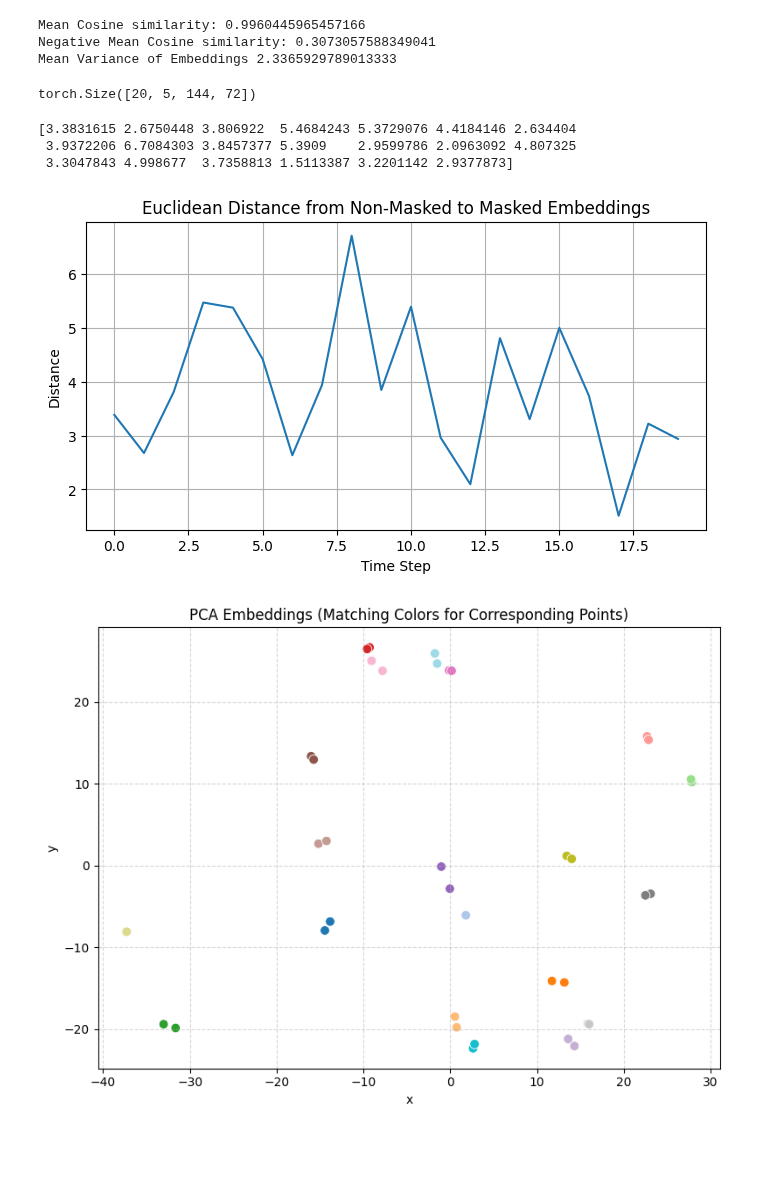
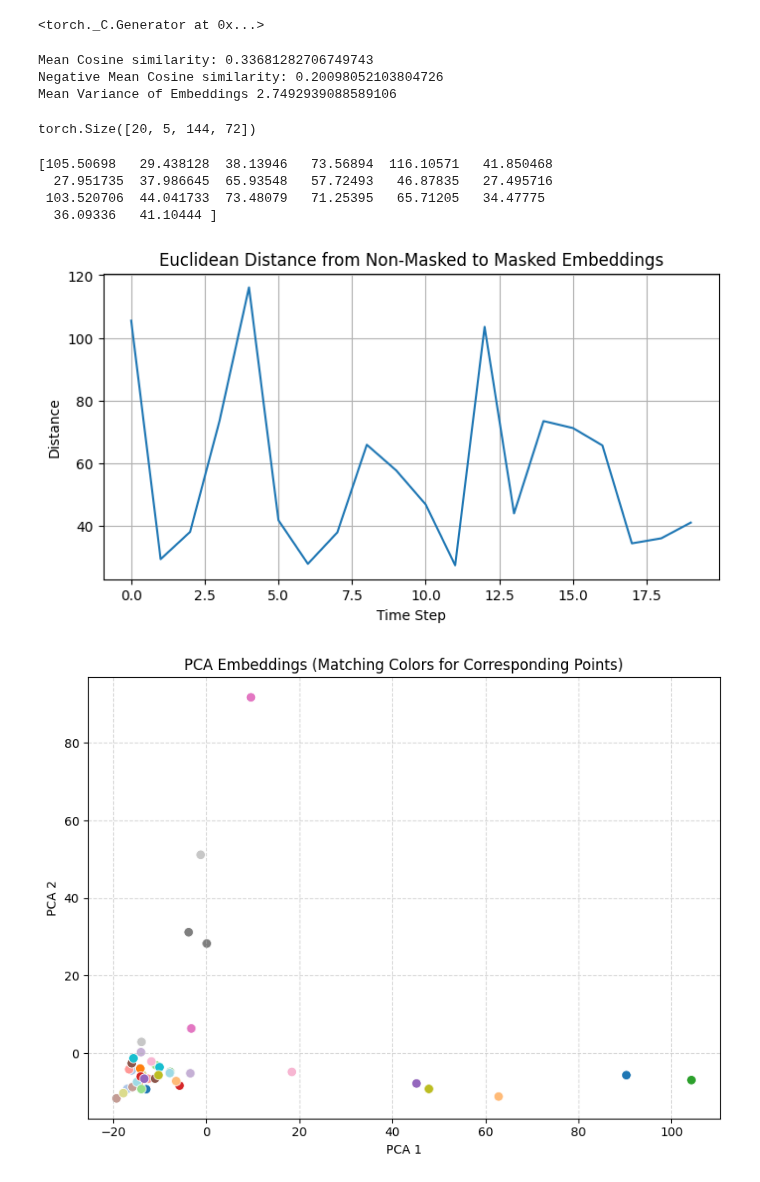
Before and after one commit to nathanwbailey/msc_project, a Jupyter notebook: part_2_decoder/barlow_twins_decoder/visual.ipynb, the cells around one changed output. Drawn from its saved outputs; the diff is of its cells as text; code cells hidden in the pictures; blank space fills up the shorter version.

Commit message:
Update Visual Files

```diff
--- a/part_2_decoder/barlow_twins_decoder/visual.ipynb
+++ b/part_2_decoder/barlow_twins_decoder/visual.ipynb
@@ -19,7 +20,20 @@ from augment_functions import (
 from sklearn.metrics.pairwise import pairwise_distances
 # %%
 DEVICE = torch.device("cuda:0" if torch.cuda.is_available() else "cpu")
+torch.manual_seed(42)
+random.seed(42)
+g = torch.Generator()
+g.manual_seed(42)
+# %% [output]
+<torch._C.Generator at 0x...>
 # %%
+def random_mask(sample, mask_prob=0.7):
+    random_tensor = torch.rand(sample.shape, device=sample.device)
+    mask = (random_tensor > mask_prob).float()
+    masked_image = sample * mask
+    return masked_image
+
+
 class WeatherBenchDataset(Dataset):
     def __init__(self, data, mask_prob=0.7):
         self.data = data
@@ -40,11 +54,11 @@ class WeatherBenchDataset(Dataset):
         return x_orig, x, masked_x, y, X, X_prime
 # %%
 model = torch.load(
-    "barlow_twins.pth", weights_only=False, map_location=DEVICE
+    "barlow_decoder_fine_tuned.pth", weights_only=False, map_location=DEVICE
 )
-model.train()
+model.eval()
 
-model = model.encoder
+model = model.model.encoder
 
 BATCH_SIZE = 20
 data = torch.load("/vol/bitbucket/nb324/ERA5_64x32_daily_850.pt")
@@ -64,7 +78,9 @@ trainloader = DataLoader(train_dataset, batch_size=BATCH_SIZE, shuffle=False)
 
 test_data = (test_data - mean) / std
 test_dataset = WeatherBenchDataset(data=test_data, mask_prob=0.7)
-testloader = DataLoader(test_dataset, batch_size=BATCH_SIZE, shuffle=True)
+testloader = DataLoader(
+    test_dataset, batch_size=BATCH_SIZE, shuffle=True, generator=g
+)
 # %%
 def negative_cosine_sim_matrix(embeddings):
     z = F.normalize(embeddings, dim=1)
@@ -106,9 +122,9 @@ print("Mean Cosine similarity:", cos_sim)
 print("Negative Mean Cosine similarity:", rand_cos_sim)
 print("Mean Variance of Embeddings", mean_var)
 # %% [output]
-Mean Cosine similarity: 0.9960445965457166
-Negative Mean Cosine similarity: 0.3073057588349041
-Mean Variance of Embeddings 2.3365929789013333
+Mean Cosine similarity: 0.33681282706749743
+Negative Mean Cosine similarity: 0.20098052103804726
+Mean Variance of Embeddings 2.7492939088589106
 # %%
 # Grab a random batch
 batch = list(testloader)[0]
@@ -140,10 +156,11 @@ plt.ylabel("Distance")
 plt.grid(True)
 plt.show()
 # %% [output]
-[3.3831615 2.6750448 3.806922  5.4684243 5.3729076 4.4184146 2.634404
- 3.9372206 6.7084303 3.8457377 5.3909    2.9599786 2.0963092 4.807325
- 3.3047843 4.998677  3.7358813 1.5113387 3.2201142 2.9377873]
+[105.50698   29.438128  38.13946   73.56894  116.10571   41.850468
+  27.951735  37.986645  65.93548   57.72493   46.87835   27.495716
+ 103.520706  44.041733  73.48079   71.25395   65.71205   34.47775
+  36.09336   41.10444 ]
-[figure, old version]
+[figure, new version]
 # %%
 embeddings_x = embeddings_x.cpu().numpy()
 embeddings_masked_x = embeddings_masked_x.cpu().numpy()
@@ -159,23 +176,23 @@ x_prime_proj = combined_proj[len(embeddings_x) :]
 
 df = pd.DataFrame(
     {
-        "x": np.concatenate([x_proj[:, 0], x_prime_proj[:, 0]]),
-        "y": np.concatenate([x_proj[:, 1], x_prime_proj[:, 1]]),
+        "PCA 1": np.concatenate([x_proj[:, 0], x_prime_proj[:, 0]]),
+        "PCA 2": np.concatenate([x_proj[:, 1], x_prime_proj[:, 1]]),
         "group": ["A"] * BATCH_SIZE + ["B"] * BATCH_SIZE,
         "point_id": list(range(BATCH_SIZE)) * 2,
     }
 )
 # %%
 plt.figure(figsize=(8, 6))
-sns.scatterplot(data=df, x="x", y="y", hue="point_id", palette="tab20", s=60)
+sns.scatterplot(data=df, x="PCA 1", y="PCA 2", hue="point_id", palette="tab20", s=60)
 plt.legend().remove()
 plt.title("PCA Embeddings (Matching Colors for Corresponding Points)")
 plt.tight_layout()
 plt.grid(True, linestyle="--", alpha=0.5)
 plt.tight_layout()
 plt.show()
 # %% [output]
-[figure, old version]
+[figure, new version]
 # %%
 df = pd.DataFrame(
     {"x": x_prime_proj[:, 0], "y": x_prime_proj[:, 1], "labels": y}
```
Also changed, not shown: parts of 2 cells of this notebook.
